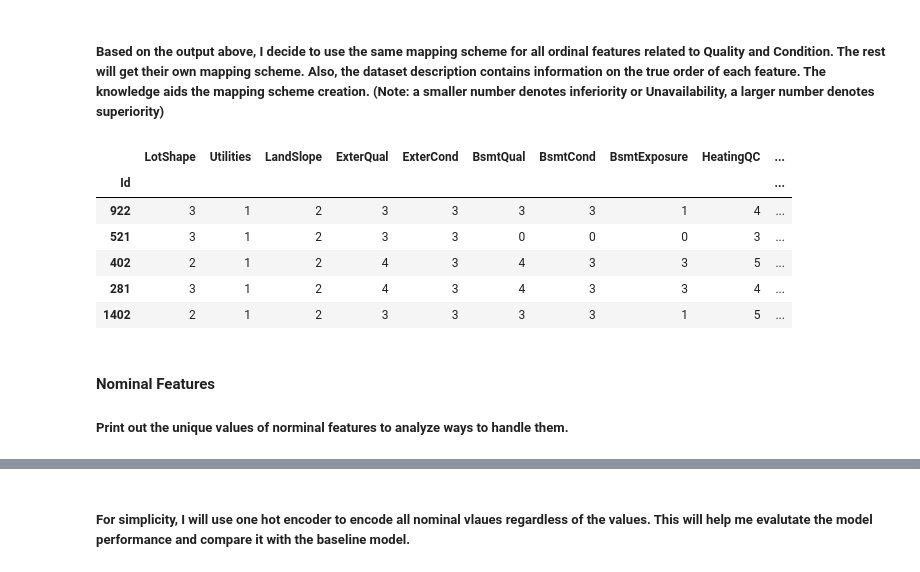
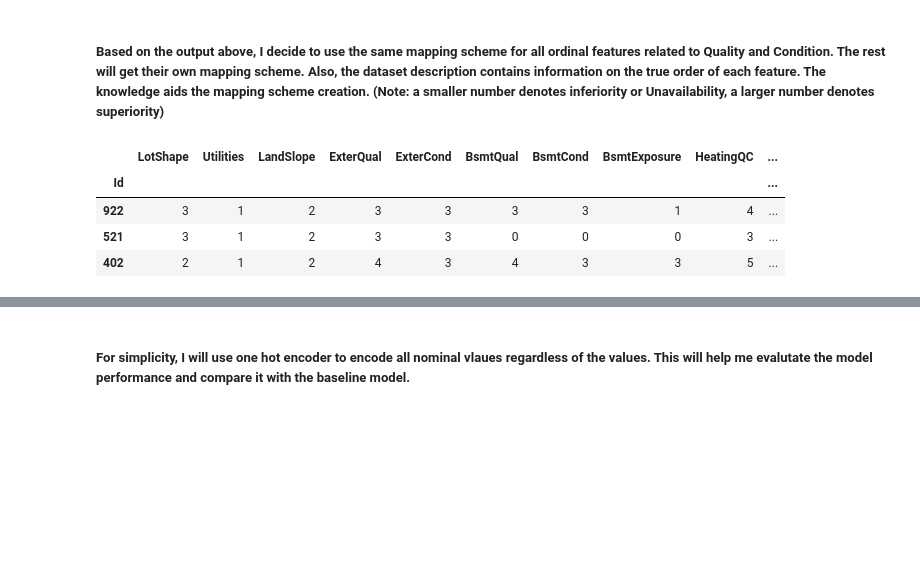
Before and after one commit to MTang0728/Ames_Housing_Price_Competition, a Jupyter notebook: Price_Prediction.ipynb, the cells around one changed output, grey strips where cells are left out. Saved outputs shown, nothing was run; the diff lists cells and outputs as text; code cells hidden in the pictures; blank space fills up the shorter version.

```diff
--- a/Price_Prediction.ipynb
+++ b/Price_Prediction.ipynb
@@ -578,32 +583,27 @@ Fence_mapping = {'NA': 0, 'MnWw': 1, 'GdWo': 2, 'MnPrv': 3, 'GdPrv': 4}
 # %%
-# encode ordinal features in both training and validation set
+# encode ordinal features in training, validation and testing set
+
 # encode ordinal features related to Quality and Condition
 QualCond_cols = ['ExterQual', 'ExterCond', 'BsmtQual', 'BsmtCond', 'HeatingQC', 'KitchenQual',
                  'FireplaceQu', 'GarageQual', 'GarageCond', 'PoolQC']
 for col in QualCond_cols:
-    X_train_full[col] = X_train_full[col].map(QualCond_mapping)
-    X_val_full[col] = X_val_full[col].map(QualCond_mapping)
+    X_train_full[col] = X_train_full[col].map(ordinal_mapping['QualCond'])
+    X_val_full[col] = X_val_full[col].map(ordinal_mapping['QualCond'])
+    test_data[col] = test_data[col].map(ordinal_mapping['QualCond'])
 
 # encode remaining ordinal features
 non_QualCond_ordinal_cols = [col for col in ordinal_cat_cols if col not in QualCond_cols]
-non_QualCond_ordinal_mappings = [LotShape_mapping, Utilities_mapping, LandSlope_mapping, BsmtExposure_mapping, Electrical_mapping,
-                                 Functional_mapping, GarageFinish_mapping, PavedDrive_mapping, Fence_mapping]
 
-for col, mapping in zip(non_QualCond_ordinal_cols, non_QualCond_ordinal_mappings):
-    X_train_full[col] = X_train_full[col].map(mapping)
-    X_val_full[col] = X_val_full[col].map(mapping)
+for col in non_QualCond_ordinal_cols:
+    X_train_full[col] = X_train_full[col].map(ordinal_mapping[col])
+    X_val_full[col] = X_val_full[col].map(ordinal_mapping[col])
+    test_data[col] = test_data[col].map(ordinal_mapping[col])
 # %%
 # check encoding result
-X_train_full[ordinal_cat_cols].head(5)
+X_train_full[ordinal_cat_cols].head(3)
 # %% [output]
 |  | LotShape | Utilities | LandSlope | ExterQual | ExterCond | BsmtQual | BsmtCond | BsmtExposure | HeatingQC | ... |
 | Id |  |  |  |  |  |  |  |  |  | ... |
 | 922 | 3 | 1 | 2 | 3 | 3 | 3 | 3 | 1 | 4 | ... |
 | 521 | 3 | 1 | 2 | 3 | 3 | 0 | 0 | 0 | 3 | ... |
 | 402 | 2 | 1 | 2 | 4 | 3 | 4 | 3 | 3 | 5 | ... |
-| 281 | 3 | 1 | 2 | 4 | 3 | 4 | 3 | 3 | 4 | ... |
-| 1402 | 2 | 1 | 2 | 3 | 3 | 3 | 3 | 1 | 5 | ... |
-# %% [markdown]
-#### **Nominal Features**
-
-##### Print out the unique values of norminal features to analyze ways to handle them.
```
Also changed, not shown: parts of 13 cells of this notebook.
